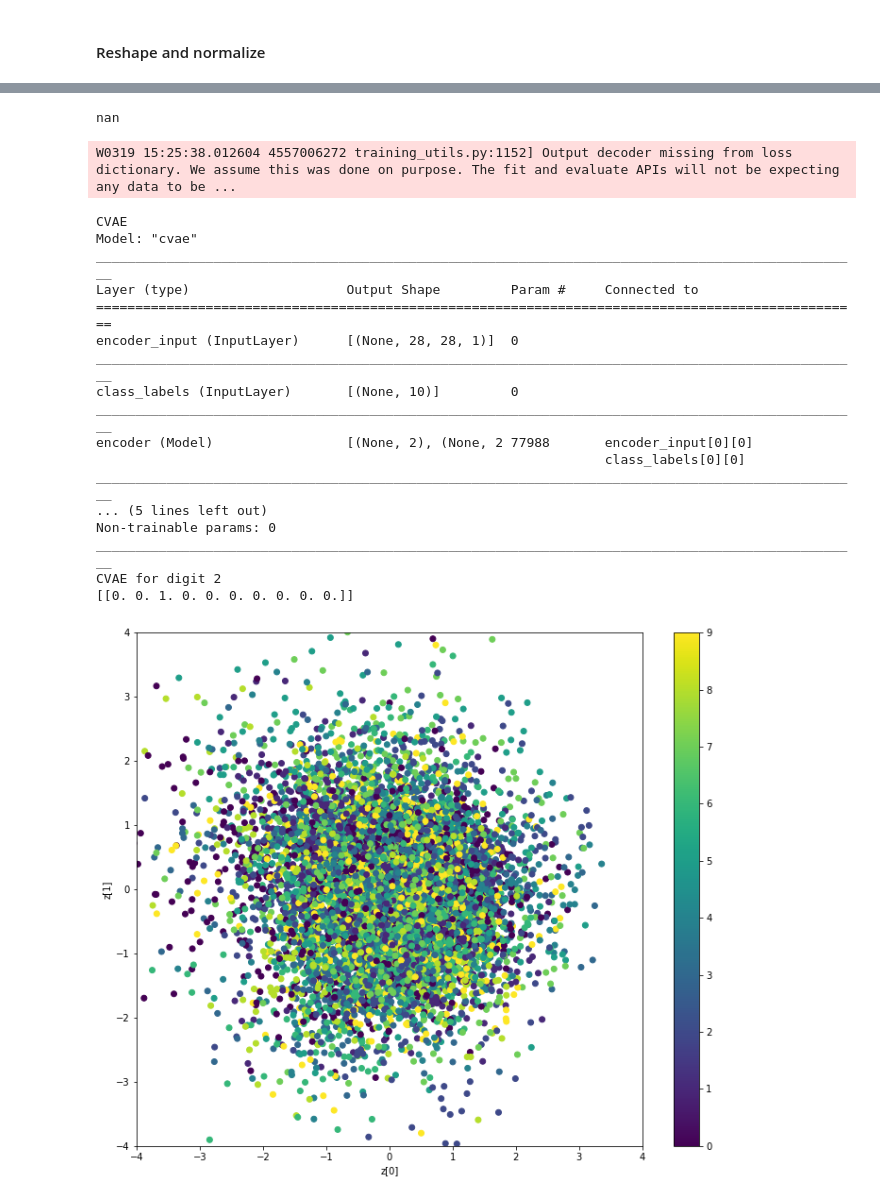
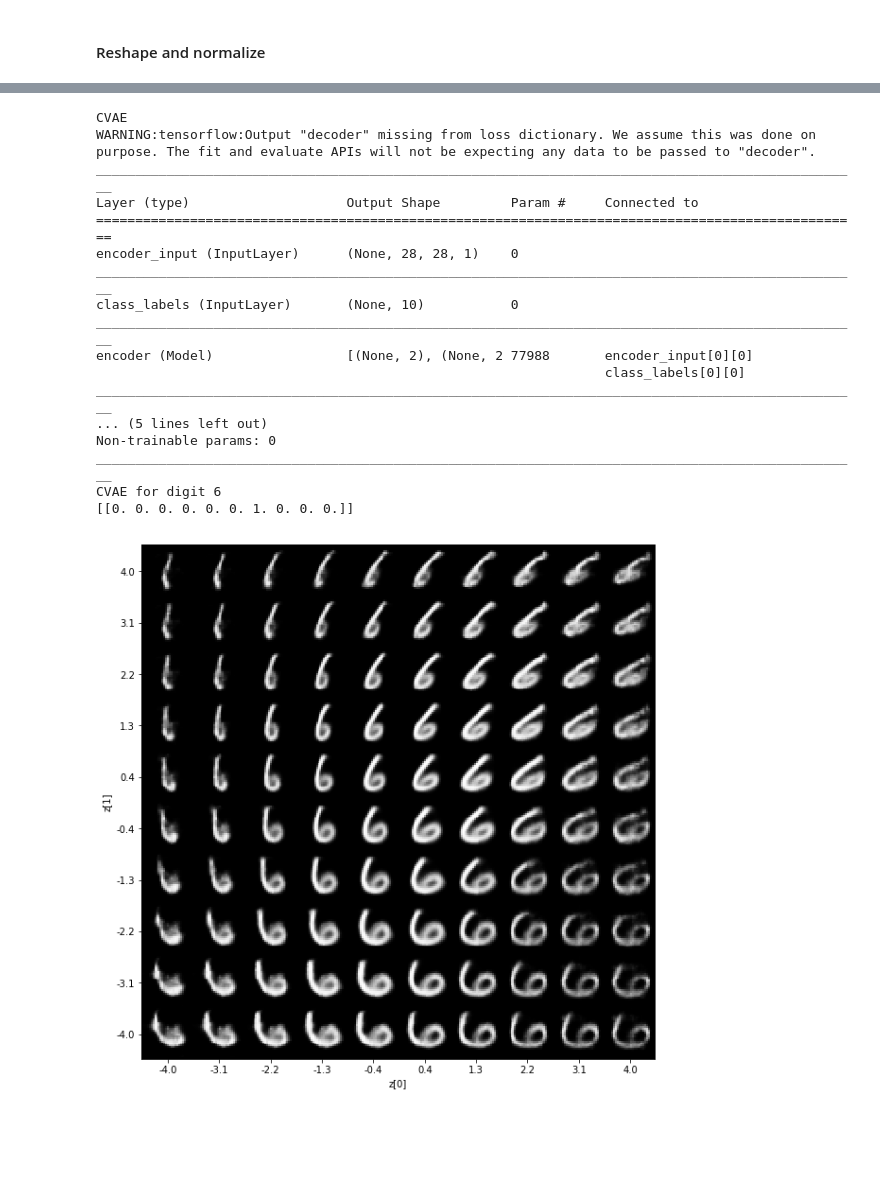
Before and after one commit to aakashganga/CVAE_Simplified, a Jupyter notebook: cvae-simplified.ipynb, the cells around one changed output, grey strips where cells are left out. Saved outputs shown, nothing was run; the diff lists cells and outputs as text; code cells hidden in the pictures; blank space fills up the shorter version.

```diff
--- a/cvae-simplified.ipynb
+++ b/cvae-simplified.ipynb
@@ -174,15 +180,15 @@ def plot_results(models,
     # display a 2D plot of the digit classes in the latent space
     z_mean, _, _ = encoder.predict([x_test, to_categorical(y_test)],
                                    batch_size=batch_size)
-    plt.figure(figsize=(12, 10))
-    plt.scatter(z_mean[:, 0], z_mean[:, 1], c=y_test)
-    plt.colorbar()
-    plt.xlabel("z[0]")
-    plt.ylabel("z[1]")
-    plt.xlim(-4, 4)
-    plt.ylim(-4, 4)
-    plt.savefig(filename)
-    plt.show()
+#     plt.figure(figsize=(12, 10))
+#     plt.scatter(z_mean[:, 0], z_mean[:, 1], c=y_test)
+#     plt.colorbar()
+#     plt.xlabel("z[0]")
+#     plt.ylabel("z[1]")
+#     plt.xlim(-4, 4)
+#     plt.ylim(-4, 4)
+#     plt.savefig(filename)
+#     plt.show()
 
     filename = os.path.join(model_name, "%05d.png" % np.argmax(y_label))
     # display a 10x10 2D manifold of the digit (y_label)
@@ -346,10 +346,6 @@ beta = args.loc[0,'beta']
 mse = args.loc[0,'mse']
 weights = args.loc[0,'weights']
 digit = args.loc[0,'digit']
-# %%
-print(digit)
-# %% [output]
-nan
 # %%
 models = (encoder, decoder)
 data = (x_test, y_test)
@@ -370,55 +366,55 @@ else:
                                               K.flatten(outputs))
 
 reconstruction_loss *= image_size * image_size
 kl_loss = 1 + z_log_var - K.square(z_mean) - K.exp(z_log_var)
 kl_loss = K.sum(kl_loss, axis=-1)
 kl_loss *= -0.5 * beta
 cvae_loss = K.mean(reconstruction_loss + kl_loss)
 cvae.add_loss(cvae_loss)
 cvae.compile(optimizer='rmsprop')
 cvae.summary()
 plot_model(cvae, to_file='cvae_cnn.png', show_shapes=True)
 
-if weights:
+if weights is not None:
     cvae = cvae.load_weights(weights)
 else:
     # train the autoencoder
-    cvae.fit([x_train, to_categorical(y_train)],
-             epochs=epochs,
-             batch_size=batch_size,
-             validation_data=([x_test, to_categorical(y_test)], None))
-    cvae.save_weights(model_name + '.h5')
+    if np.isnan(weights):
+        cvae.fit([x_train, to_categorical(y_train)],
+                 epochs=epochs,
+                 batch_size=batch_size,
+                 validation_data=([x_test, to_categorical(y_test)], None))
+        cvae.save_weights(model_name + '.h5')
 
 if digit in range(0, num_labels):
     digit = np.array([digit])
 else:
     digit = np.random.randint(0, num_labels, 1)
 
 print("CVAE for digit %d" % digit)
 y_label = np.eye(num_labels)[digit]
 print(y_label)
 plot_results(models,
              data,
              y_label=y_label,
              batch_size=batch_size,
              model_name=model_name)
 # %% [output]
-W0319 15:25:38.012604 4557006272 training_utils.py:1152] Output decoder missing from loss dictionary. We assume this was done on purpose. The fit and evaluate APIs will not be expecting any data to be ...
+CVAE
+WARNING:tensorflow:Output "decoder" missing from loss dictionary. We assume this was done on purpose. The fit and evaluate APIs will not be expecting any data to be passed to "decoder".
+__________________________________________________________________________________________________
+Layer (type)                    Output Shape         Param #     Connected to
+==================================================================================================
+encoder_input (InputLayer)      (None, 28, 28, 1)    0
+__________________________________________________________________________________________________
+class_labels (InputLayer)       (None, 10)           0
+__________________________________________________________________________________________________
+encoder (Model)                 [(None, 2), (None, 2 77988       encoder_input[0][0]
+                                                                 class_labels[0][0]
+__________________________________________________________________________________________________
+... (5 lines left out)
+Non-trainable params: 0
+__________________________________________________________________________________________________
+CVAE for digit 6
+[[0. 0. 0. 0. 0. 0. 1. 0. 0. 0.]]
-CVAE
-Model: "cvae"
-__________________________________________________________________________________________________
-Layer (type)                    Output Shape         Param #     Connected to
-==================================================================================================
-encoder_input (InputLayer)      [(None, 28, 28, 1)]  0
-__________________________________________________________________________________________________
-class_labels (InputLayer)       [(None, 10)]         0
-__________________________________________________________________________________________________
-encoder (Model)                 [(None, 2), (None, 2 77988       encoder_input[0][0]
-                                                                 class_labels[0][0]
-__________________________________________________________________________________________________
-... (5 lines left out)
-Non-trainable params: 0
-__________________________________________________________________________________________________
-CVAE for digit 2
-[[0. 0. 1. 0. 0. 0. 0. 0. 0. 0.]]
-[figure, old version]
+[figure, new version]
```
Also changed, not shown: parts of 7 cells of this notebook, 17 other files.
